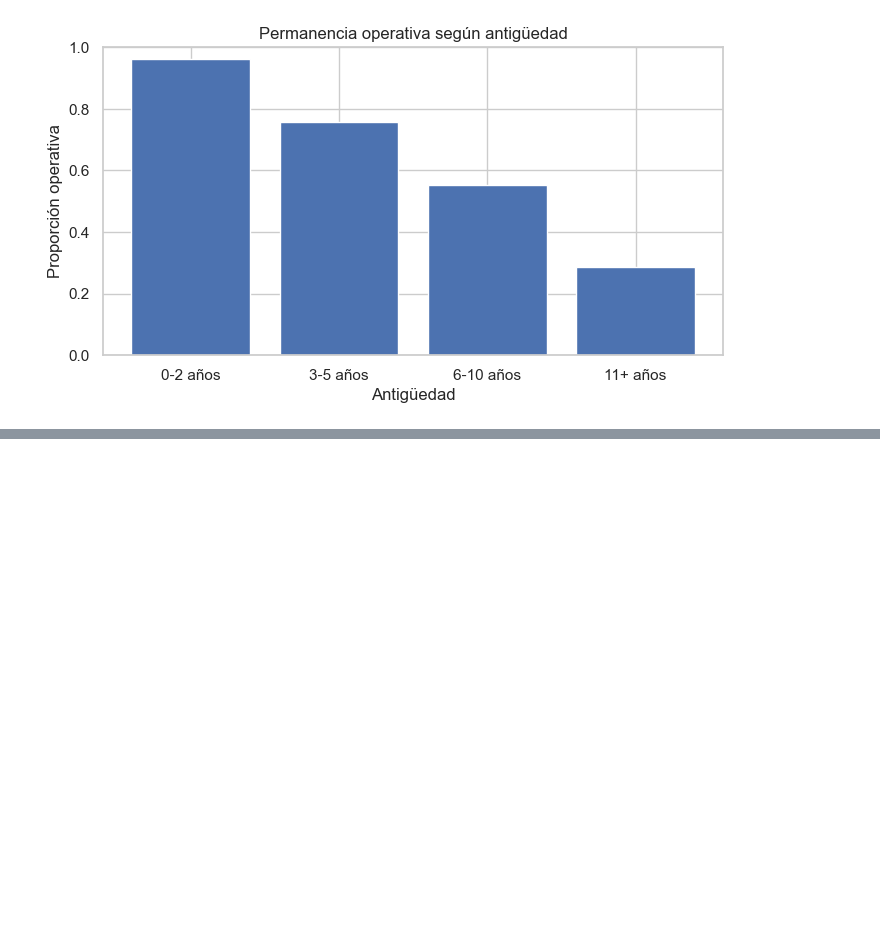
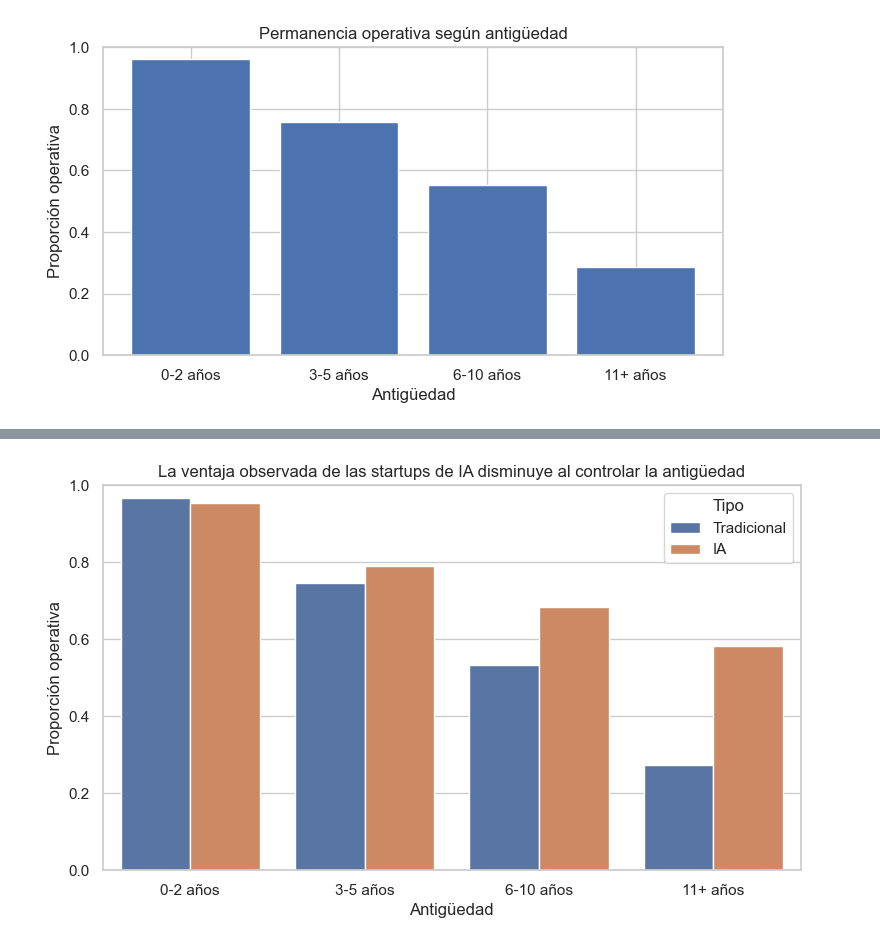
Before and after one commit to DanielCas7illo/U-Andres-Bello, a Jupyter notebook: F4/F4_AnálisisyResultados.ipynb, the cells around one changed output, grey strips where cells are left out. Saved outputs shown, nothing was run; the diff lists cells and outputs as text; code cells hidden in the pictures; blank space fills up the shorter version.

```diff
--- a/F4/F4_AnálisisyResultados.ipynb
+++ b/F4/F4_AnálisisyResultados.ipynb
@@ -295,0 +326,43 @@ plt.show()
+# %%
+comparacion["grupo"] = (
+    comparacion["is_ai"]
+    .map({
+        True: "IA",
+        False: "Tradicional"
+    })
+)
+# %%
+plt.figure(figsize=(9,5))
+
+sns.barplot(
+
+    data=comparacion,
+
+    x="tramo_antiguedad",
+
+    y="is_operating",
+
+    hue="grupo"
+
+)
+
+plt.ylim(0,1)
+
+plt.xlabel(
+    "Antigüedad"
+)
+
+plt.ylabel(
+    "Proporción operativa"
+)
+plt.title(
+    "La ventaja observada de las startups de IA disminuye al controlar la antigüedad"
+)
+
+plt.legend(
+    title="Tipo"
+)
+
+plt.show()
+# %% [output]
+[figure, added]
```
Also changed, not shown: parts of 5 cells of this notebook, 1 other file.
